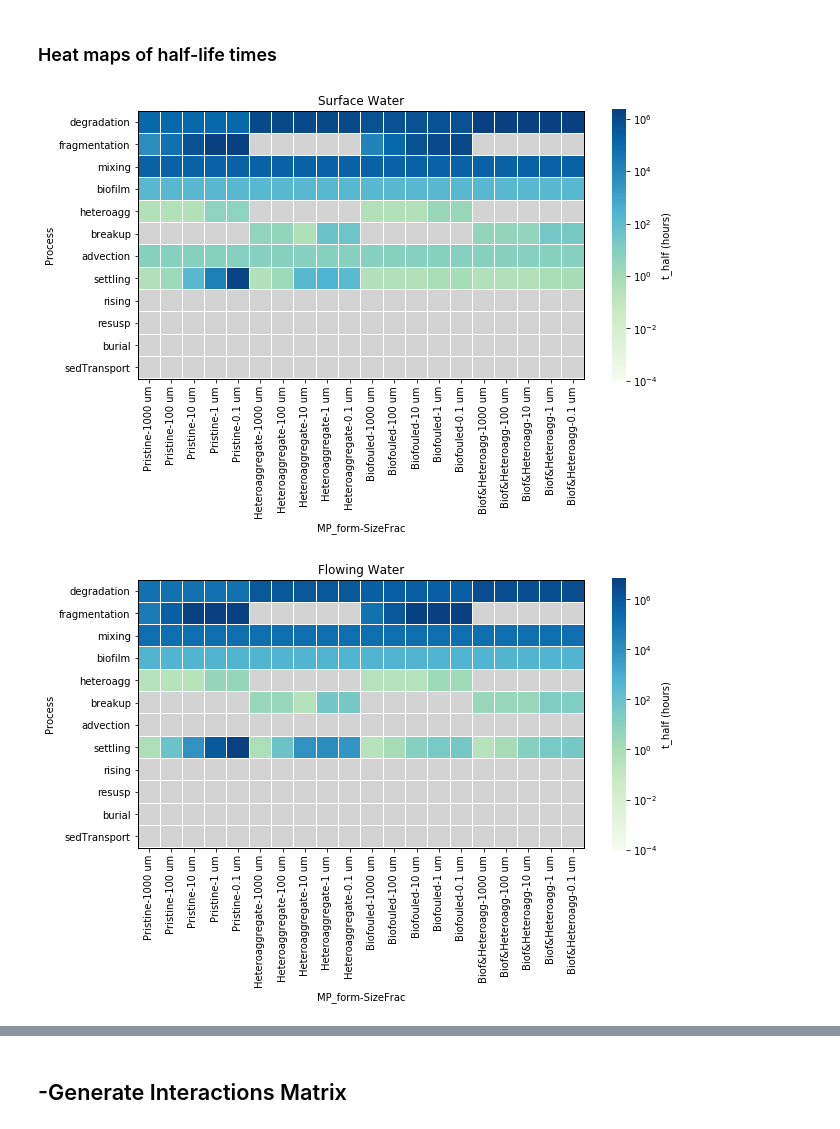
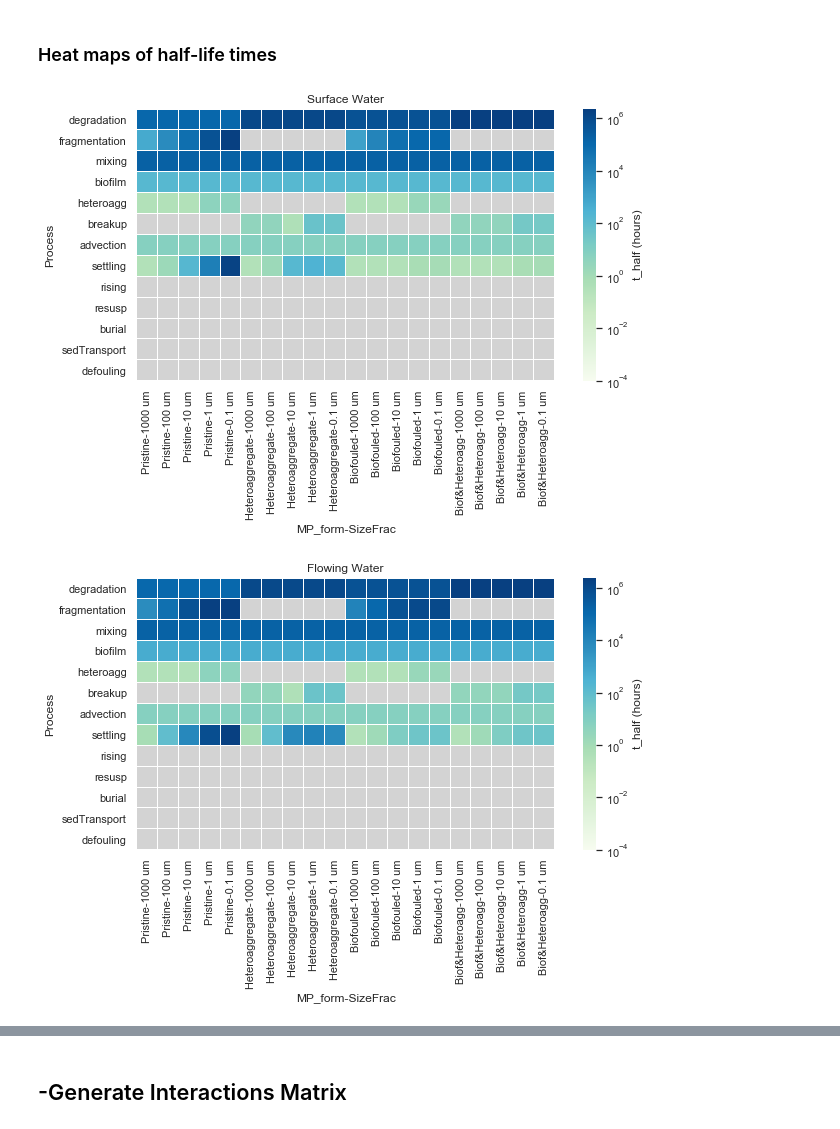
Before and after one commit to Nano2PlastProject/TheFullMulti_RIVER, a Jupyter notebook: TheFullMulti_River_caseStudies/FullMulti_RiverModel_Paper_PA.ipynb, the cells around one changed output, grey strips where cells are left out. Saved outputs shown, nothing was run; the diff lists cells and outputs as text; code cells hidden in the pictures.

```diff
--- a/TheFullMulti_River_caseStudies/FullMulti_RiverModel_Paper_PA.ipynb
+++ b/TheFullMulti_River_caseStudies/FullMulti_RiverModel_Paper_PA.ipynb
@@ -119,7 +119,7 @@ sizeBin =["a", "b", "c", "d", "e"]
 sizeBinLabel = ["0.1um", "1um","10um", "100um", "1000um"]# Detection limit for MPs via Fourier Transform Infrared Spectroscopy is 20um
 # %%
 #MPS RIVER PROCESSES (FATE AND TRANSPORT) LIST
-processList = ["degradation", "fragmentation", "heteroagg", "breakup", "settling","rising", "advection", "mixing", "biofilm", "resusp", "burial","sedTransport"]
+processList = ["degradation", "fragmentation", "heteroagg", "breakup", "settling","rising", "advection", "mixing", "biofilm", "resusp", "burial","sedTransport", "defouling"]
 # %%
 #RIVER SECTIONS
 numberRS=len (compartments_prop)/len(riverComp)
@@ -281,21 +282,22 @@ Half_life_df_h
 # %%
 T_hm_array= [Half_life_df_h.loc["Surface Water"],Half_life_df_h.loc["Flowing Water"],Half_life_df_h.loc["Stagnant Water"],Half_life_df_h.loc["Sediment"]]
 T_hm_array_ts=[x.transpose() for x in T_hm_array]
 T_hm_array_ts=[y.replace(0, 0.0001) for y in T_hm_array_ts]
+sns.set(font_scale = 1)
 for y in range(len(T_hm_array_ts)):
-    T_hm_array_ts[y].index = pd.CategoricalIndex(T_hm_array_ts[y].index, categories= ["degradation", "fragmentation","mixing","biofilm", "heteroagg", "breakup", "advection","settling","rising", "resusp", "burial","sedTransport"])
+    T_hm_array_ts[y].index = pd.CategoricalIndex(T_hm_array_ts[y].index, categories= ["degradation", "fragmentation","mixing","biofilm", "heteroagg", "breakup", "advection","settling","rising", "resusp", "burial","sedTransport", "defouling"])
     T_hm_array_ts[y].sort_index(level=0, inplace=True)
     plt.figure(figsize=(10,5))
     log_norm = LogNorm(vmin=T_hm_array_ts[y].min().min(), vmax=T_hm_array_ts[y].max().max())
     ax = sns.heatmap(T_hm_array_ts[y],mask=(T_hm_array_ts[y]==0.0001), annot=False,annot_kws={"size":6}, fmt=".2g", cmap='GnBu',linewidth=0.01, linecolor='white', square=True, robust = True, cbar_kws={'label': 't_half (hours)'},norm=log_norm)
     ax.invert_xaxis()
     ax.set_title(compartments[y])
     # Drawing the frame
     for _, spine in ax.spines.items():
         spine.set_visible(True)
         spine.set_linewidth(1)
     ax.set_facecolor('lightgrey')
     plt.show()
 # %% [output]
-[figure, old version]
+[figure, new version]
-[figure, old version]
+[figure, new version]
```
Also changed, not shown: parts of 19 cells of this notebook, 14 other files.
